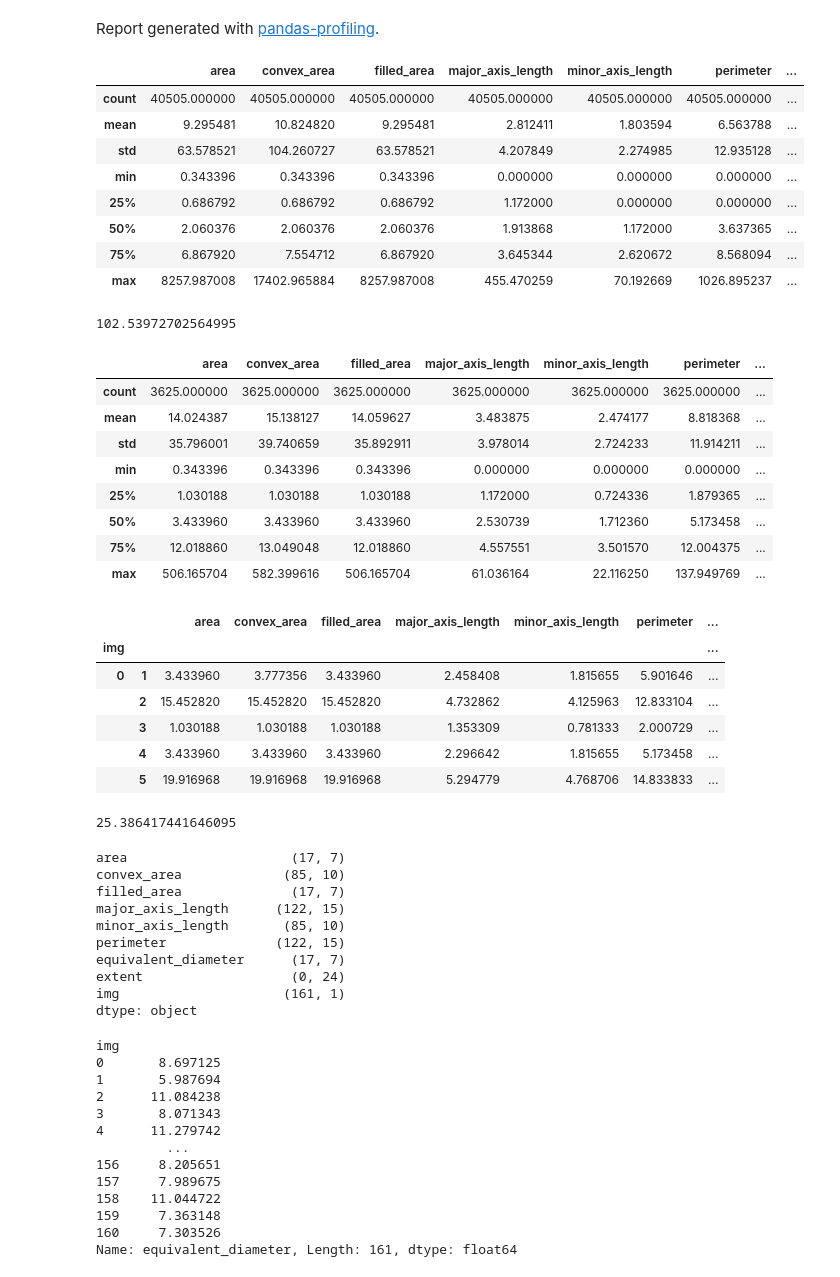
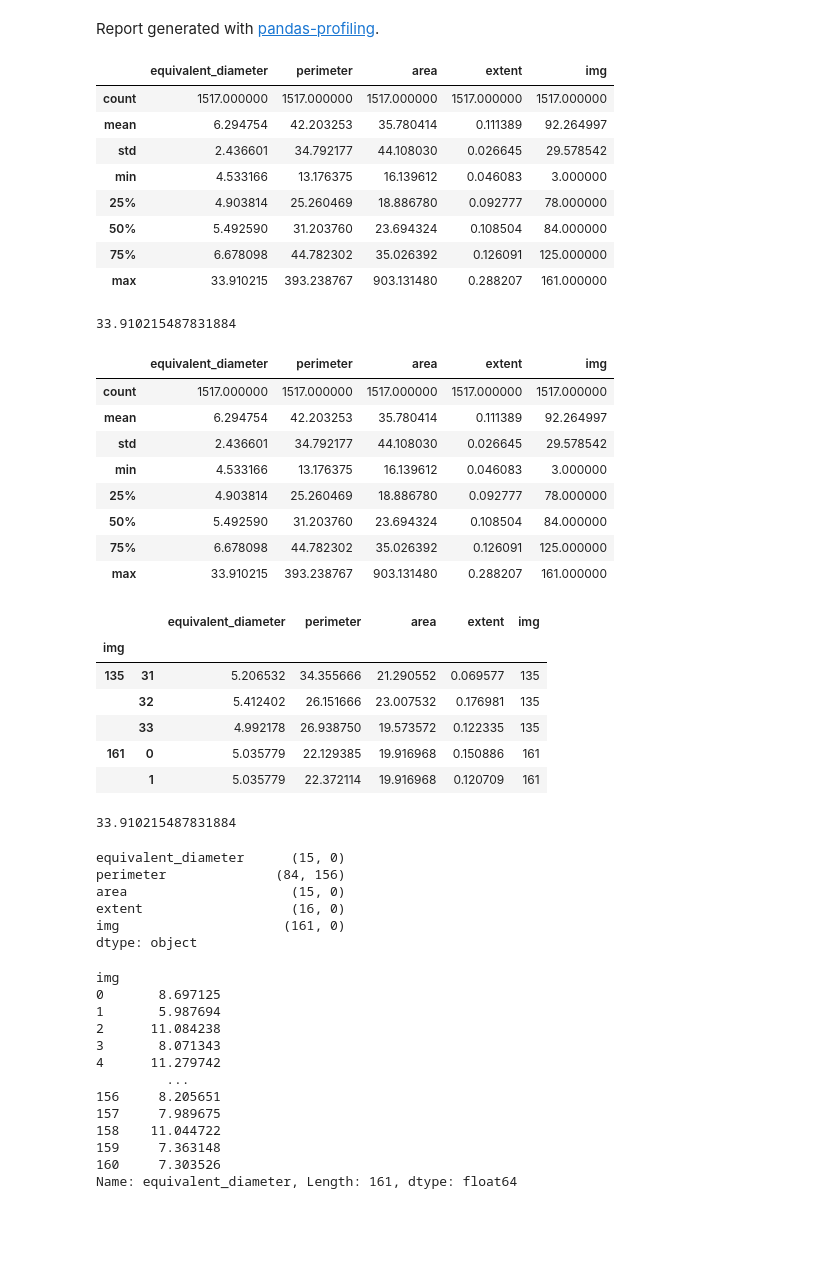
Before and after one commit to jrr1984/defects_analysis, a Jupyter notebook: Defects analysis.ipynb, the cells around one changed output. Saved outputs shown, nothing was run; the diff lists cells and outputs as text; code cells hidden in the pictures; blank space fills up the shorter version.

```diff
--- a/Defects analysis.ipynb
+++ b/Defects analysis.ipynb
@@ -8,7 +8,7 @@ import seaborn as sns
 from pandas_profiling import ProfileReport
 sns.set(color_codes=True)
 
-df = pd.read_pickle("C:/Users/juanr/Documents/data_mediciones/defects/defectsAZUL_df.pkl")
+df = pd.read_pickle("C:/Users/juanr/Documents/data_mediciones/defects/defectsholesAZUL_df.pkl")
 df.info(),df.shape
 # %% [output]
 <class 'pandas.core.frame.DataFrame'>
@@ -36,58 +32,54 @@ Report generated with pandas-profiling.
 # %%
 df.describe()
 # %% [output]
-|  | area | convex_area | filled_area | major_axis_length | minor_axis_length | perimeter | ... |
-| count | 40505.000000 | 40505.000000 | 40505.000000 | 40505.000000 | 40505.000000 | 40505.000000 | ... |
-| mean | 9.295481 | 10.824820 | 9.295481 | 2.812411 | 1.803594 | 6.563788 | ... |
-| std | 63.578521 | 104.260727 | 63.578521 | 4.207849 | 2.274985 | 12.935128 | ... |
-| min | 0.343396 | 0.343396 | 0.343396 | 0.000000 | 0.000000 | 0.000000 | ... |
-| 25% | 0.686792 | 0.686792 | 0.686792 | 1.172000 | 0.000000 | 0.000000 | ... |
-| 50% | 2.060376 | 2.060376 | 2.060376 | 1.913868 | 1.172000 | 3.637365 | ... |
-| 75% | 6.867920 | 7.554712 | 6.867920 | 3.645344 | 2.620672 | 8.568094 | ... |
-| max | 8257.987008 | 17402.965884 | 8257.987008 | 455.470259 | 70.192669 | 1026.895237 | ... |
+|  | equivalent_diameter | perimeter | area | extent | img |
+| count | 1517.000000 | 1517.000000 | 1517.000000 | 1517.000000 | 1517.000000 |
+| mean | 6.294754 | 42.203253 | 35.780414 | 0.111389 | 92.264997 |
+| std | 2.436601 | 34.792177 | 44.108030 | 0.026645 | 29.578542 |
+| min | 4.533166 | 13.176375 | 16.139612 | 0.046083 | 3.000000 |
+| 25% | 4.903814 | 25.260469 | 18.886780 | 0.092777 | 78.000000 |
+| 50% | 5.492590 | 31.203760 | 23.694324 | 0.108504 | 84.000000 |
+| 75% | 6.678098 | 44.782302 | 35.026392 | 0.126091 | 125.000000 |
+| max | 33.910215 | 393.238767 | 903.131480 | 0.288207 | 161.000000 |
 # %%
 df['equivalent_diameter'].max()
 # %% [output]
-102.53972702564995
+33.910215487831884
 # %%
 df.describe()
 # %% [output]
-|  | area | convex_area | filled_area | major_axis_length | minor_axis_length | perimeter | ... |
-| count | 3625.000000 | 3625.000000 | 3625.000000 | 3625.000000 | 3625.000000 | 3625.000000 | ... |
-| mean | 14.024387 | 15.138127 | 14.059627 | 3.483875 | 2.474177 | 8.818368 | ... |
-| std | 35.796001 | 39.740659 | 35.892911 | 3.978014 | 2.724233 | 11.914211 | ... |
-| min | 0.343396 | 0.343396 | 0.343396 | 0.000000 | 0.000000 | 0.000000 | ... |
-| 25% | 1.030188 | 1.030188 | 1.030188 | 1.172000 | 0.724336 | 1.879365 | ... |
-| 50% | 3.433960 | 3.433960 | 3.433960 | 2.530739 | 1.712360 | 5.173458 | ... |
-| 75% | 12.018860 | 13.049048 | 12.018860 | 4.557551 | 3.501570 | 12.004375 | ... |
-| max | 506.165704 | 582.399616 | 506.165704 | 61.036164 | 22.116250 | 137.949769 | ... |
+|  | equivalent_diameter | perimeter | area | extent | img |
+| count | 1517.000000 | 1517.000000 | 1517.000000 | 1517.000000 | 1517.000000 |
+| mean | 6.294754 | 42.203253 | 35.780414 | 0.111389 | 92.264997 |
+| std | 2.436601 | 34.792177 | 44.108030 | 0.026645 | 29.578542 |
+| min | 4.533166 | 13.176375 | 16.139612 | 0.046083 | 3.000000 |
+| 25% | 4.903814 | 25.260469 | 18.886780 | 0.092777 | 78.000000 |
+| 50% | 5.492590 | 31.203760 | 23.694324 | 0.108504 | 84.000000 |
+| 75% | 6.678098 | 44.782302 | 35.026392 | 0.126091 | 125.000000 |
+| max | 33.910215 | 393.238767 | 903.131480 | 0.288207 | 161.000000 |
 # %%
-imgs = df.groupby('img').apply(lambda group: group.iloc[1:])
-imgs.head()
+imgs = df.groupby('img').apply(lambda group: group.iloc[0:])
+imgs.tail()
 # %% [output]
-|  |  | area | convex_area | filled_area | major_axis_length | minor_axis_length | perimeter | ... |
-| img |  |  |  |  |  |  |  | ... |
-| 0 | 1 | 3.433960 | 3.777356 | 3.433960 | 2.458408 | 1.815655 | 5.901646 | ... |
-|  | 2 | 15.452820 | 15.452820 | 15.452820 | 4.732862 | 4.125963 | 12.833104 | ... |
-|  | 3 | 1.030188 | 1.030188 | 1.030188 | 1.353309 | 0.781333 | 2.000729 | ... |
-|  | 4 | 3.433960 | 3.433960 | 3.433960 | 2.296642 | 1.815655 | 5.173458 | ... |
-|  | 5 | 19.916968 | 19.916968 | 19.916968 | 5.294779 | 4.768706 | 14.833833 | ... |
+|  |  | equivalent_diameter | perimeter | area | extent | img |
+| img |  |  |  |  |  |  |
+| 135 | 31 | 5.206532 | 34.355666 | 21.290552 | 0.069577 | 135 |
+|  | 32 | 5.412402 | 26.151666 | 23.007532 | 0.176981 | 135 |
+|  | 33 | 4.992178 | 26.938750 | 19.573572 | 0.122335 | 135 |
+| 161 | 0 | 5.035779 | 22.129385 | 19.916968 | 0.150886 | 161 |
+|  | 1 | 5.035779 | 22.372114 | 19.916968 | 0.120709 | 161 |
 # %%
 imgs['equivalent_diameter'].max()
 # %% [output]
-25.386417441646095
+33.910215487831884
 # %%
 imgs.idxmax(axis=0)
 # %% [output]
-area                     (17, 7)
-convex_area             (85, 10)
-filled_area              (17, 7)
-major_axis_length      (122, 15)
-minor_axis_length       (85, 10)
-perimeter              (122, 15)
-equivalent_diameter      (17, 7)
-extent                   (0, 24)
-img                     (161, 1)
+equivalent_diameter      (15, 0)
+perimeter              (84, 156)
+area                     (15, 0)
+extent                   (16, 0)
+img                     (161, 0)
 dtype: object
 # %%
 imgs['equivalent_diameter'].max(level=0)
```
Also changed, not shown: parts of 1 cell of this notebook, 2 other files.
